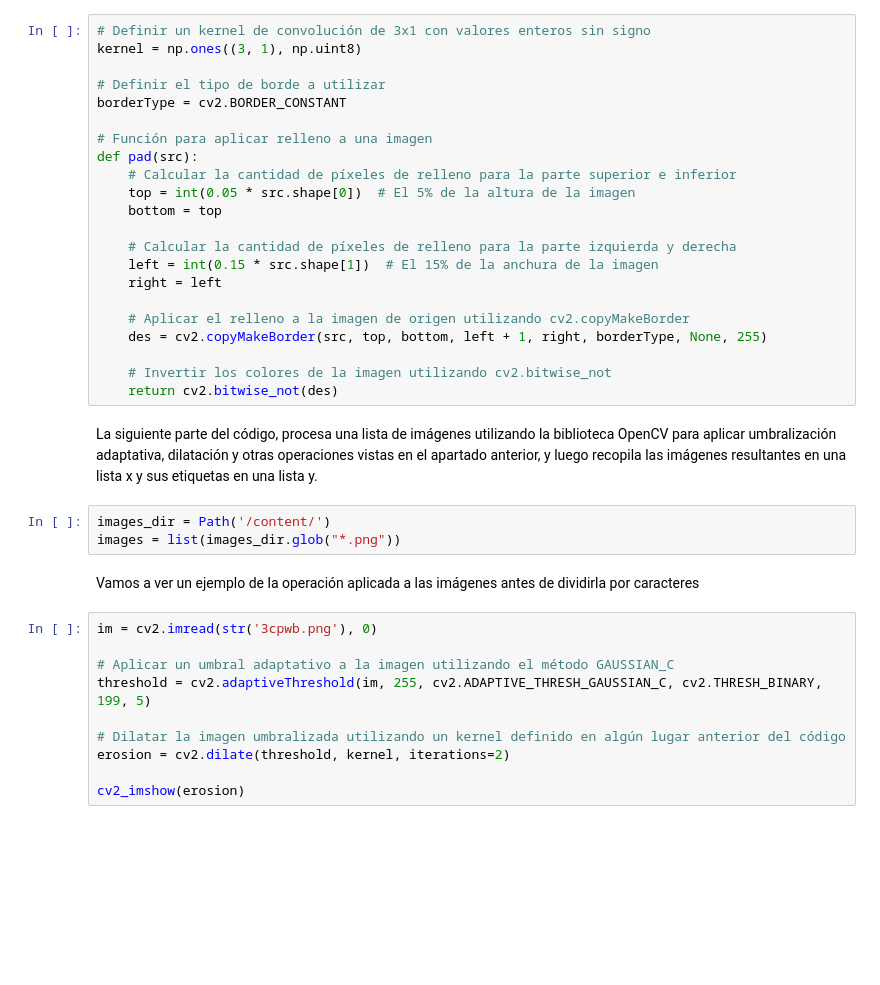
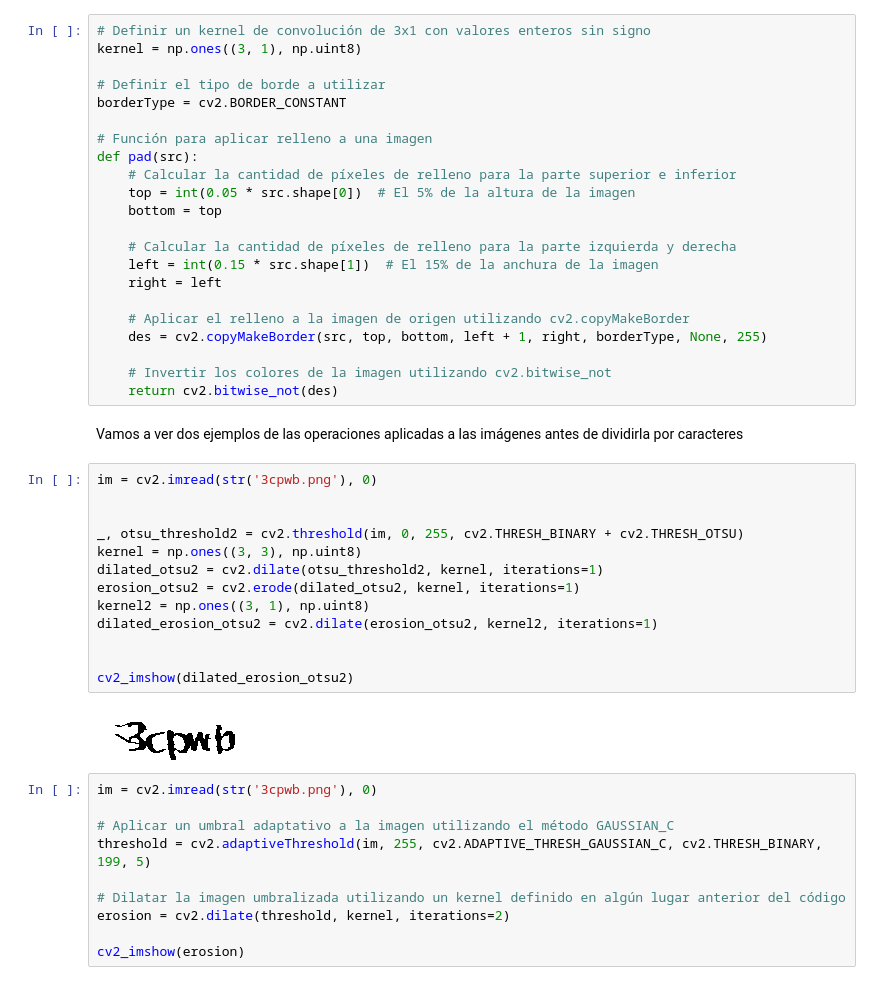
Before and after one commit to cabamarcos/Captcha_recognition, a Jupyter notebook: IAO.ipynb, the cells around one changed output. Drawn from its saved outputs; the diff is of its cells as text; blank space fills up the shorter version.

```diff
--- a/IAO.ipynb
+++ b/IAO.ipynb
@@ -278,13 +278,23 @@ def pad(src):
 
     # Invertir los colores de la imagen utilizando cv2.bitwise_not
     return cv2.bitwise_not(des)
-# %% [markdown]
-La siguiente parte del código, procesa una lista de imágenes utilizando la biblioteca OpenCV para aplicar umbralización adaptativa, dilatación y otras operaciones vistas en el apartado anterior, y luego recopila las imágenes resultantes en una lista x y sus etiquetas en una lista y.
-# %%
-images_dir = Path('/content/')
-images = list(images_dir.glob("*.png"))
 # %% [markdown]
-Vamos a ver un ejemplo de la operación aplicada a las imágenes antes de dividirla por caracteres
+Vamos a ver dos ejemplos de las operaciones aplicadas a las imágenes antes de dividirla por caracteres
+# %%
+im = cv2.imread(str('3cpwb.png'), 0)
+
+
+_, otsu_threshold2 = cv2.threshold(im, 0, 255, cv2.THRESH_BINARY + cv2.THRESH_OTSU)
+kernel = np.ones((3, 3), np.uint8)
+dilated_otsu2 = cv2.dilate(otsu_threshold2, kernel, iterations=1)
+erosion_otsu2 = cv2.erode(dilated_otsu2, kernel, iterations=1)
+kernel2 = np.ones((3, 1), np.uint8)
+dilated_erosion_otsu2 = cv2.dilate(erosion_otsu2, kernel2, iterations=1)
+
+
+cv2_imshow(dilated_erosion_otsu2)
+# %% [output]
+[figure, added]
 # %%
 im = cv2.imread(str('3cpwb.png'), 0)
 
```
Also changed, not shown: parts of 3 cells of this notebook.
